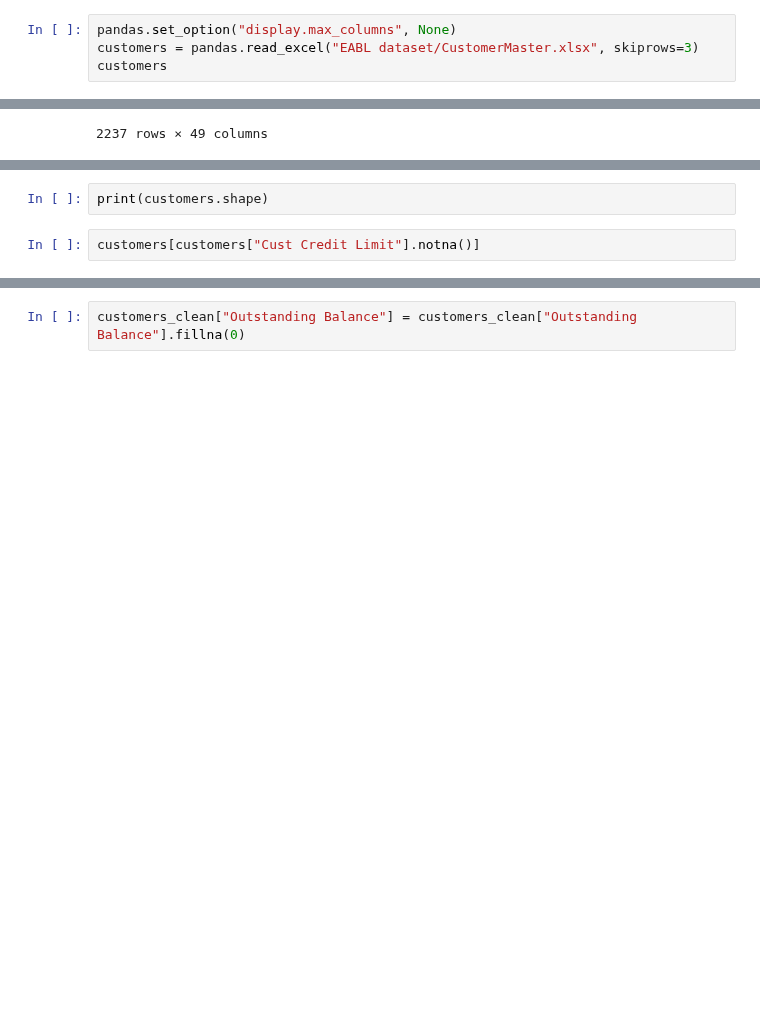
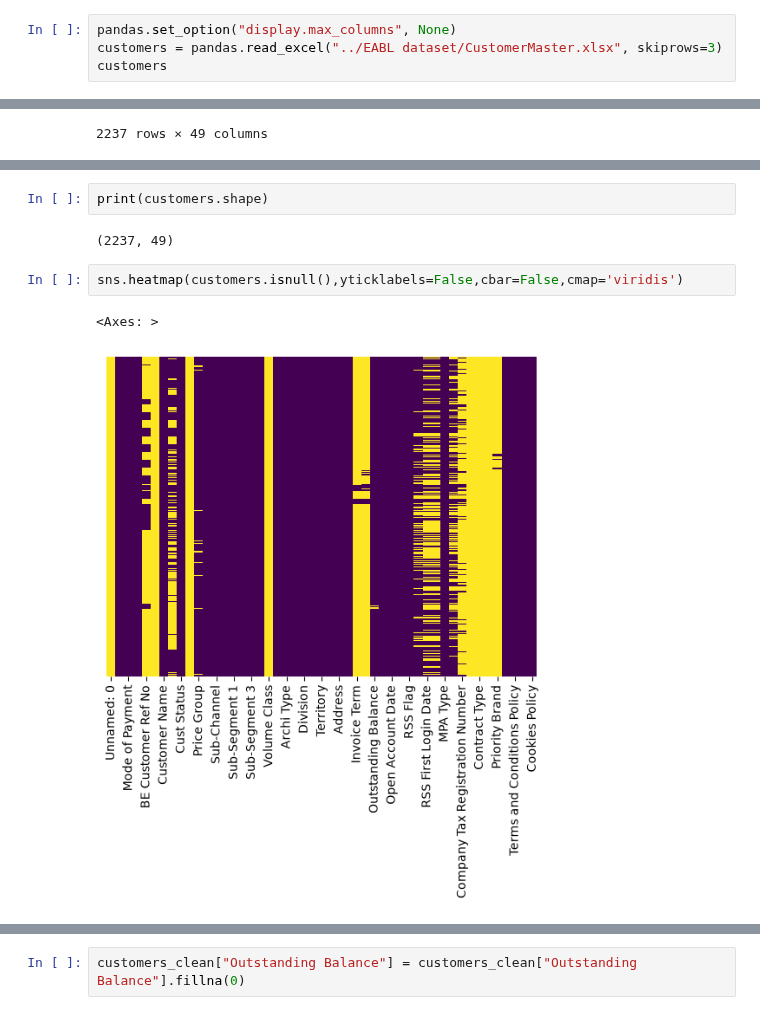
Before and after one commit to JeshurunMuchugi/Eabl-Project, a Jupyter notebook: EDA Notebooks/CustomerData EABL eda.ipynb, the cells around one changed output, grey strips where cells are left out. Cells and saved outputs as stored; diff of their text form; blank space fills up the shorter version.

```diff
--- a/EDA Notebooks/CustomerData EABL eda.ipynb
+++ b/EDA Notebooks/CustomerData EABL eda.ipynb
@@ -29,7 +29,7 @@ Requirement already satisfied: six>=1.5 in ./.venv/lib/python3.14/site-packages
 [notice] To update, run: pip install --upgrade pip
 # %%
 pandas.set_option("display.max_columns", None)
-customers = pandas.read_excel("EABL dataset/CustomerMaster.xlsx", skiprows=3)
+customers = pandas.read_excel("../EABL dataset/CustomerMaster.xlsx", skiprows=3)
 customers
 # %% [output]
 |  | Unnamed: 0 | Distributor Code | Mode of Payment | DMS Customer Code | BE Customer Ref No | Unnamed: 5 | ... |
@@ -50,6 +70,11 @@ customers.info()
 # %%
 print(customers.shape)
+# %% [output]
+(2237, 49)
-# %%
-customers[customers["Cust Credit Limit"].notna()]
+# %%
+sns.heatmap(customers.isnull(),yticklabels=False,cbar=False,cmap='viridis')
+# %% [output]
+<Axes: >
+[figure, added]
 # %%
 customers.isnull().sum()
```
Also changed, not shown: parts of 92 cells of this notebook, 1 other file.
